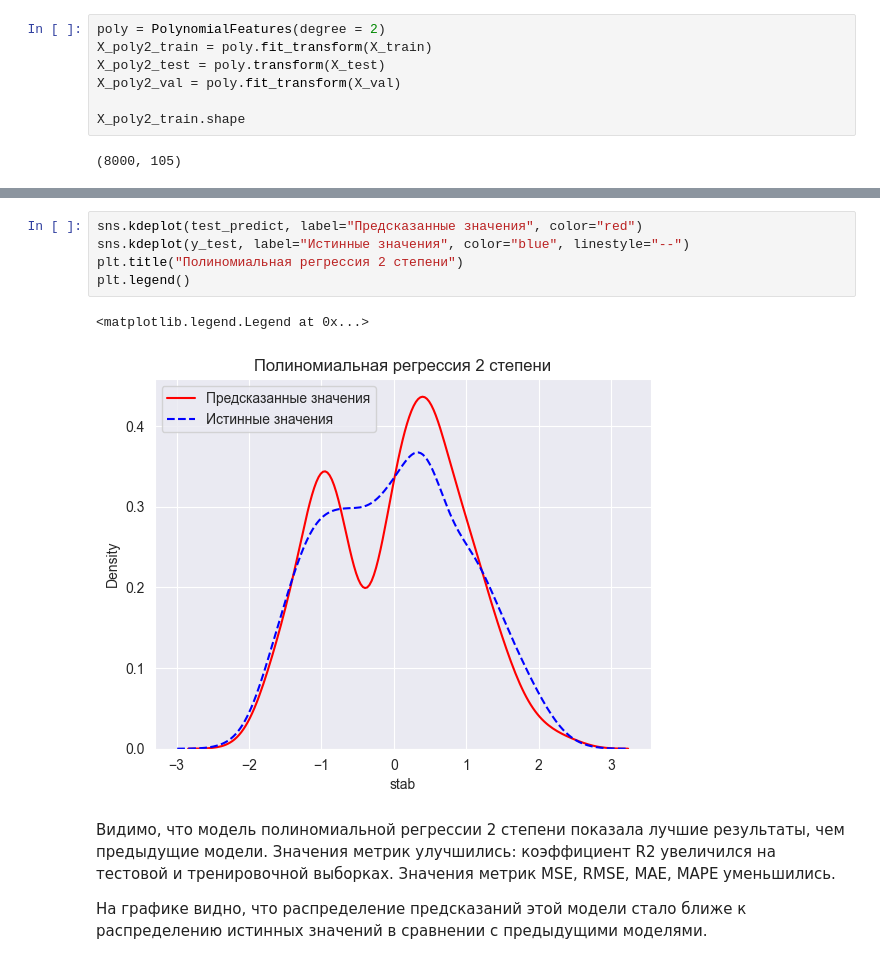
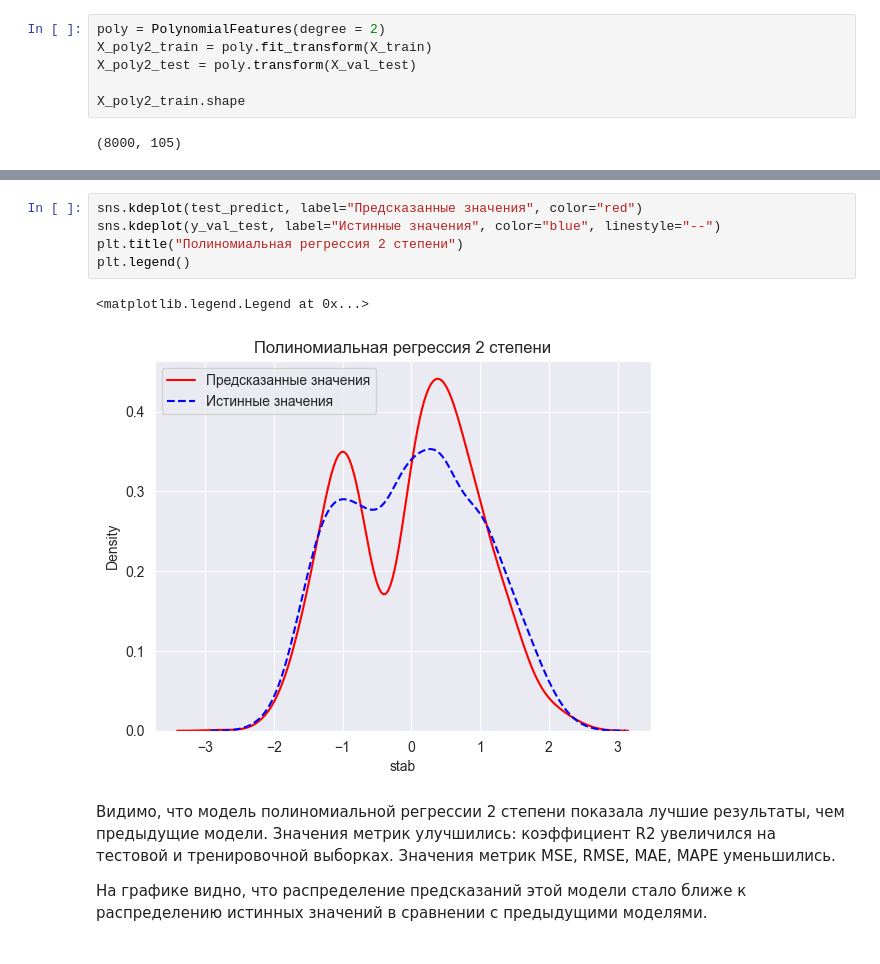
Before and after one commit to stwz13/ml, a Jupyter notebook: practice4.ipynb, the cells around one changed output, grey strips where cells are left out. Drawn from its saved outputs; the diff is of its cells as text.

```diff
--- a/practice4.ipynb
+++ b/practice4.ipynb
@@ -612,8 +571,7 @@ train_and_test_comparing
 # %%
 poly = PolynomialFeatures(degree = 2)
 X_poly2_train = poly.fit_transform(X_train)
-X_poly2_test = poly.transform(X_test)
-X_poly2_val = poly.fit_transform(X_val)
+X_poly2_test = poly.transform(X_val_test)
 
 X_poly2_train.shape
 # %% [output]
@@ -648,11 +604,11 @@ train_and_test_comparing
 # %%
 sns.kdeplot(test_predict, label="Предсказанные значения", color="red")
-sns.kdeplot(y_test, label="Истинные значения", color="blue", linestyle="--")
+sns.kdeplot(y_val_test, label="Истинные значения", color="blue", linestyle="--")
 plt.title("Полиномиальная регрессия 2 степени")
 plt.legend()
 # %% [output]
 <matplotlib.legend.Legend at 0x...>
-[figure, old version]
+[figure, new version]
 # %% [markdown]
 Видимо, что модель полиномиальной регрессии 2 степени показала лучшие результаты, чем предыдущие модели. Значения метрик улучшились: коэффициент R2 увеличился на тестовой и тренировочной выборках. Значения метрик MSE, RMSE, MAE, MAPE уменьшились.
 
```
Also changed, not shown: parts of 55 cells of this notebook.
